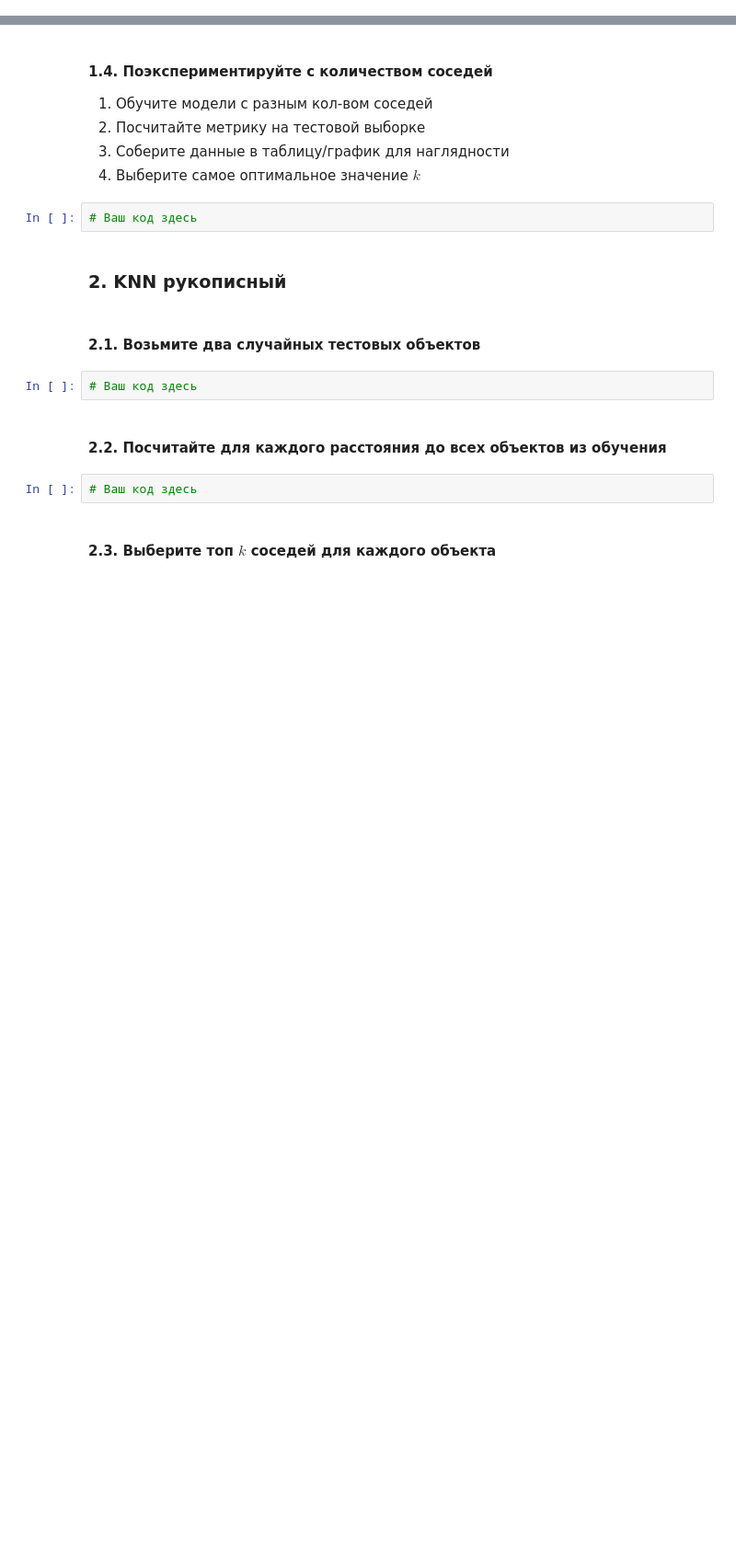
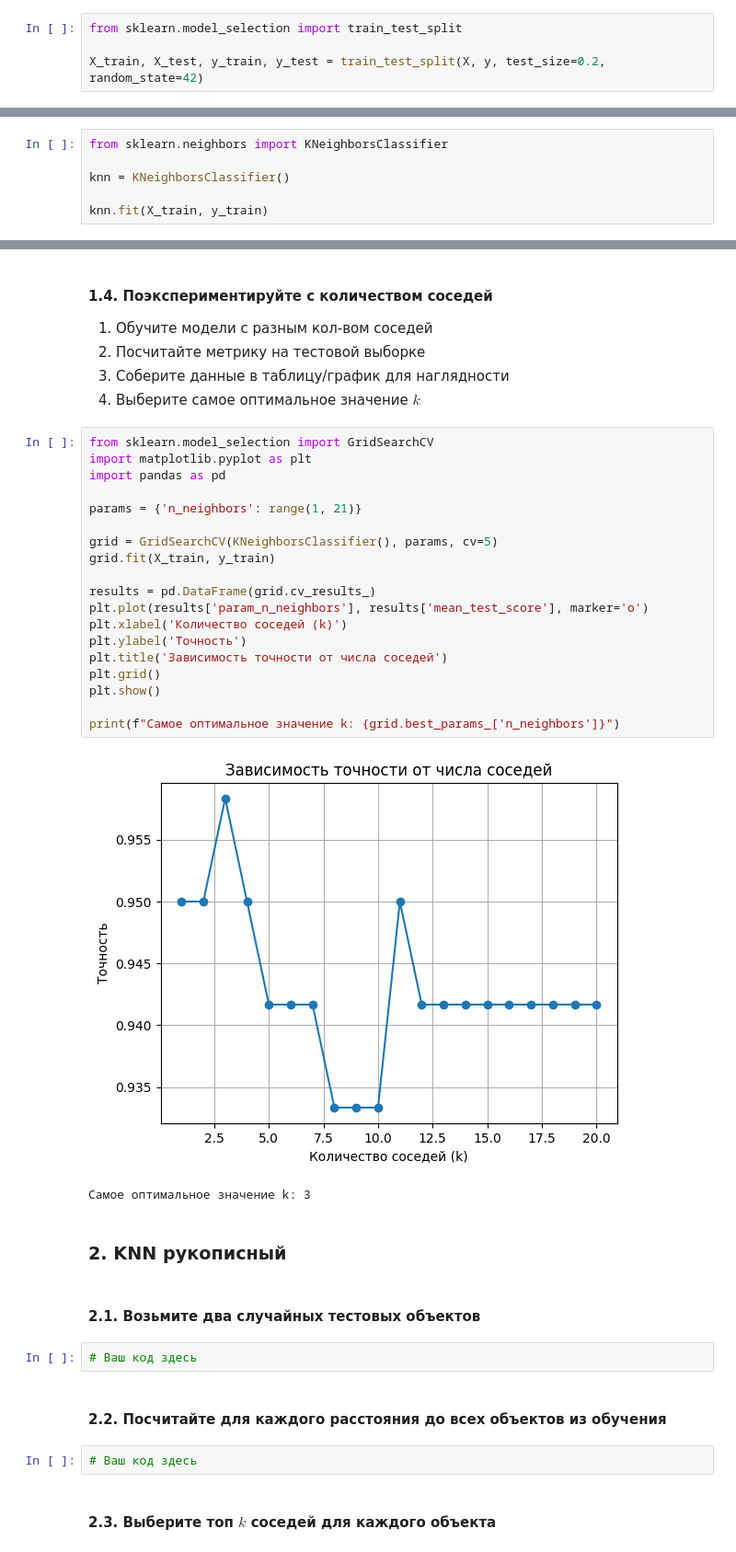
Before and after one commit to re-side/ml_basic, a Jupyter notebook: Практическая_работа_№4_Метод_K_ближайших_соседей.ipynb, the cells around one changed output, grey strips where cells are left out. Shown at 92% size. Cells and saved outputs as stored; diff of their text form; blank space fills up the shorter version.

```diff
--- a/Практическая_работа_№4_Метод_K_ближайших_соседей.ipynb
+++ b/Практическая_работа_№4_Метод_K_ближайших_соседей.ipynb
@@ -46,2 +44,6 @@ X.head()
+# %%
+from sklearn.model_selection import train_test_split
+
+X_train, X_test, y_train, y_test = train_test_split(X, y, test_size=0.2, random_state=42)
 # %% [markdown]
 #### 1.2. Обучите модель KNN
@@ -49,0 +50,6 @@ X.head()
+# %%
+from sklearn.neighbors import KNeighborsClassifier
+
+knn = KNeighborsClassifier()
+
+knn.fit(X_train, y_train)
@@ -58,8 +73,28 @@ X.head()
 2. Посчитайте метрику на тестовой выборке
 3. Соберите данные в таблицу/график для наглядности
 4. Выберите самое оптимальное значение $k$
-# %%
-# Ваш код здесь
+# %%
+from sklearn.model_selection import GridSearchCV
+import matplotlib.pyplot as plt
+import pandas as pd
+
+params = {'n_neighbors': range(1, 21)}
+
+grid = GridSearchCV(KNeighborsClassifier(), params, cv=5)
+grid.fit(X_train, y_train)
+
+results = pd.DataFrame(grid.cv_results_)
+plt.plot(results['param_n_neighbors'], results['mean_test_score'], marker='o')
+plt.xlabel('Количество соседей (k)')
+plt.ylabel('Точность')
+plt.title('Зависимость точности от числа соседей')
+plt.grid()
+plt.show()
+
+print(f"Самое оптимальное значение k: {grid.best_params_['n_neighbors']}")
+# %% [output]
+[figure, added]
+Самое оптимальное значение k: 3
 # %% [markdown]
 ### **2. KNN рукописный**
 # %% [markdown]
```
Also changed, not shown: parts of 5 cells of this notebook.
